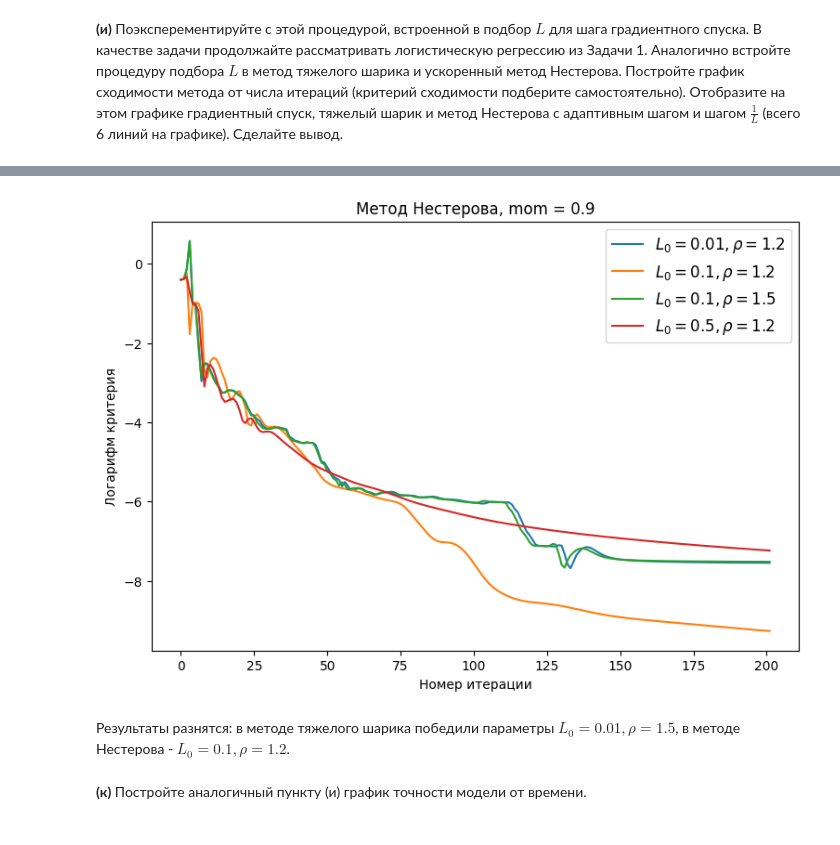
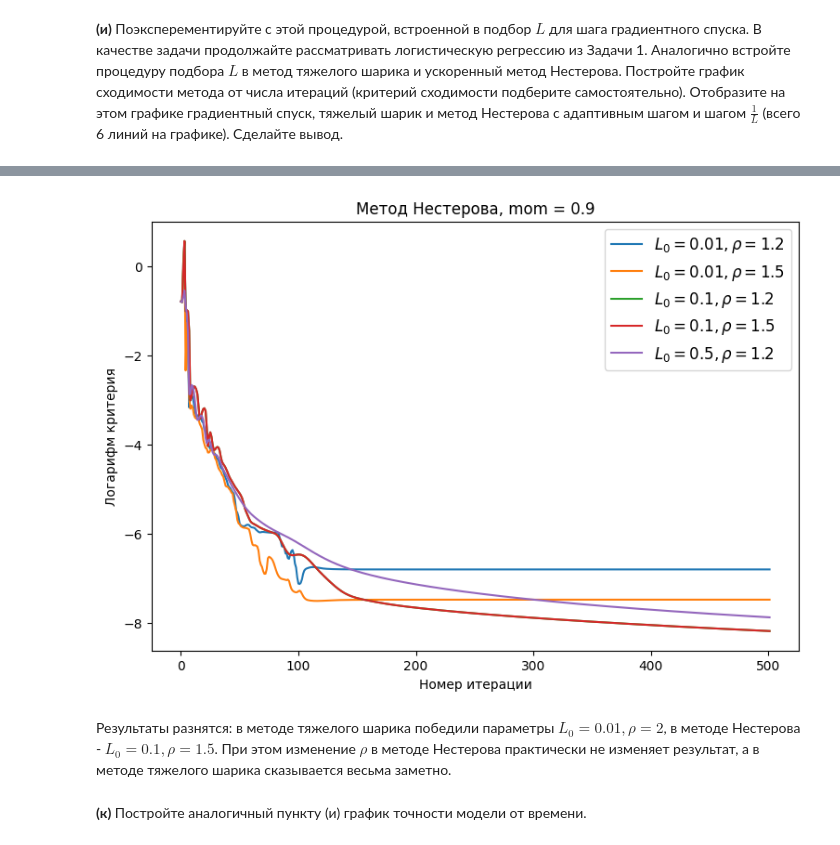
Before and after one commit to featztex/optimization, a Jupyter notebook: hw/Emelyanov_HW_3.ipynb, the cells around one changed output, grey strips where cells are left out. Saved outputs shown, nothing was run; the diff lists cells and outputs as text; code cells hidden in the pictures.

```diff
--- a/hw/Emelyanov_HW_3.ipynb
+++ b/hw/Emelyanov_HW_3.ipynb
@@ -470,6 +471,8 @@ __(и)__ Поэксперементируйте с этой процедурой
 # %%
 w0 = np.random.uniform(low=-L/5, high=L/5, size=(d,))
 # %%
+import time
+
 def error(x):
     return np.linalg.norm(grad(x), ord=2)
 
@@ -479,6 +482,8 @@ def hb_adapt(h, L0, rho, mom, iters=1000):
     w2 = w0/1.1
     w_vals = [w2, w1]
     errs = [error(w2), error(w1)]
+    times = [0.]
+    start = time.time()
 
     for i in range(1, iters):
         w = w1 - 1 / backtracking_L(w1, h, L0, rho) * grad(w1, X=X_train, y=y_train) + mom * (w1 - w2)
@@ -486,8 +491,9 @@ def hb_adapt(h, L0, rho, mom, iters=1000):
         w1 = w
         w_vals.append(w)
         errs.append(error(w1))
+        times.append(time.time() - start)
 
-    return w_vals, errs
+    return w_vals, errs, times
 
 def na_adapt(h, L0, rho, mom, iters=1000):
 
@@ -495,6 +501,8 @@ def na_adapt(h, L0, rho, mom, iters=1000):
     w2 = w0/1.1
     w_vals = [w2, w1]
     errs = [error(w2), error(w1)]
+    times = [0.]
+    start = time.time()
 
     for i in range(iters):
         y = w1 + mom * (w1 - w2)
@@ -503,8 +511,9 @@ def na_adapt(h, L0, rho, mom, iters=1000):
         w1 = w
         w_vals.append(w)
         errs.append(error(w1))
+        times.append(time.time() - start)
 
-    return w_vals, errs
+    return w_vals, errs, times
 # %%
 def risovach(errs, labels, title):
 
@@ -534,17 +544,19 @@ w_3, errs_3 = hb_adapt(h, L0_3, rho_3, mom=0.9, iters=iters)
 # %%
-iters = 200
+iters = 500
 h = np.random.uniform(-1/d, 1/d, size=(d,))
 
 L0_0, rho_0 = 0.01, 1.2
-w_0_, errs_0_ = na_adapt(h, L0_0, rho_0, mom=0.9, iters=iters)
+w_0_, errs_0_, _ = na_adapt(h, L0_0, rho_0, mom=0.9, iters=iters)
+L0_1, rho_1 = 0.01, 1.5
+w_1_, errs_1_, _ = na_adapt(h, L0_1, rho_1, mom=0.9, iters=iters)
 
 L0_2, rho_2 = 0.1, 1.2
-w_2_, errs_2_ = na_adapt(h, L0_2, rho_2, mom=0.9, iters=iters)
-L0_x, rho_x = 0.01, 1.5
-w_x_, errs_x_ = na_adapt(h, L0_x, rho_x, mom=0.9, iters=iters)
+w_2_, errs_2_, _ = na_adapt(h, L0_2, rho_2, mom=0.9, iters=iters)
+L0_x, rho_x = 0.1, 1.5
+w_x_, errs_x_, _ = na_adapt(h, L0_x, rho_x, mom=0.9, iters=iters)
 
 L0_3, rho_3 = 0.5, 1.2
-w_3_, errs_3_ = na_adapt(h, L0_3, rho_3, mom=0.9, iters=iters)
+w_3_, errs_3_, _ = na_adapt(h, L0_3, rho_3, mom=0.9, iters=iters)
 # %%
 risovach(errs=[errs_0, errs_1, errs_x, errs_2, errs_3],
          labels=[r'$L_0 = 0.01, \rho = 1.2$', r'$L_0 = 0.01, \rho = 1.5$', r'$L_0 = 0.01, \rho = 2$',
@@ -555,12 +567,12 @@ risovach(errs=[errs_0, errs_1, errs_x, errs_2, errs_3],
 # %%
-risovach(errs=[errs_0_, errs_2_, errs_x_, errs_3_],
-         labels=[r'$L_0 = 0.01, \rho = 1.2$', r'$L_0 = 0.1, \rho = 1.2$',
-                  r'$L_0 = 0.1, \rho = 1.5$', r'$L_0 = 0.5, \rho = 1.2$'],
+risovach(errs=[errs_0_, errs_1_, errs_2_, errs_x_, errs_3_],
+         labels=[r'$L_0 = 0.01, \rho = 1.2$', r'$L_0 = 0.01, \rho = 1.5$',
+                  r'$L_0 = 0.1, \rho = 1.2$', r'$L_0 = 0.1, \rho = 1.5$', r'$L_0 = 0.5, \rho = 1.2$'],
          title='Метод Нестерова, mom = 0.9')
 # %% [output]
-[figure, old version]
+[figure, new version]
 # %% [markdown]
-Результаты разнятся: в методе тяжелого шарика победили параметры $L_0 = 0.01, \rho = 1.5$, в методе Нестерова - $L_0 = 0.1, \rho = 1.2$.
+Результаты разнятся: в методе тяжелого шарика победили параметры $L_0 = 0.01, \rho = 2$, в методе Нестерова - $L_0 = 0.1, \rho = 1.5$. При этом изменение $\rho$ в методе Нестерова практически не изменяет результат, а в методе тяжелого шарика сказывается весьма заметно.
 # %% [markdown]
 __(к)__ Постройте аналогичный пункту (и) график точности модели от времени.
 # %%
```
Also changed, not shown: parts of 18 cells of this notebook.
